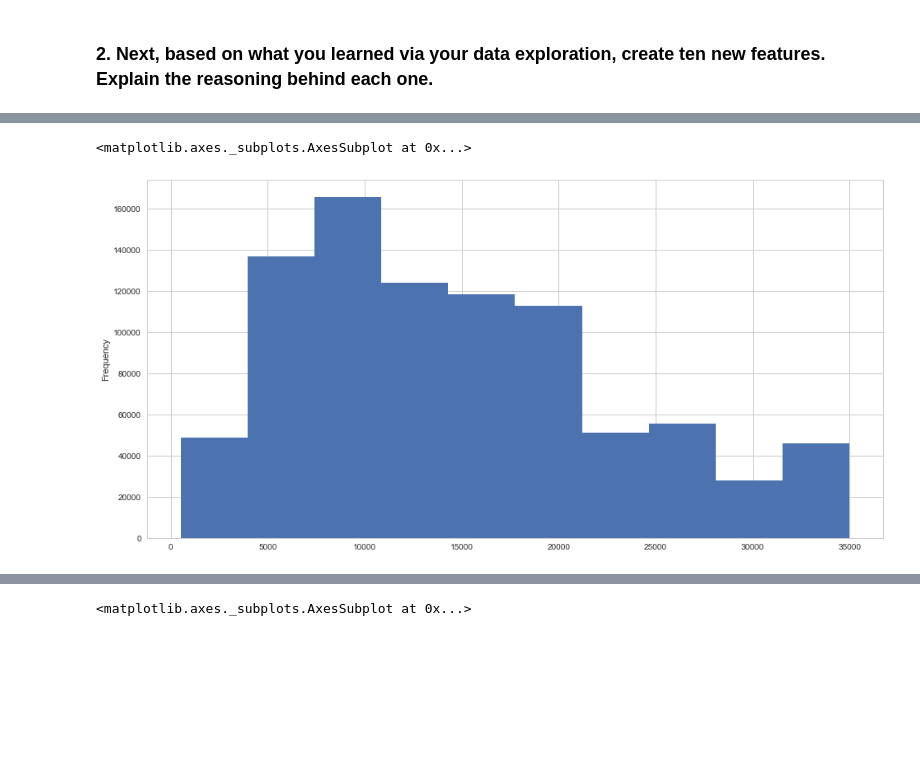
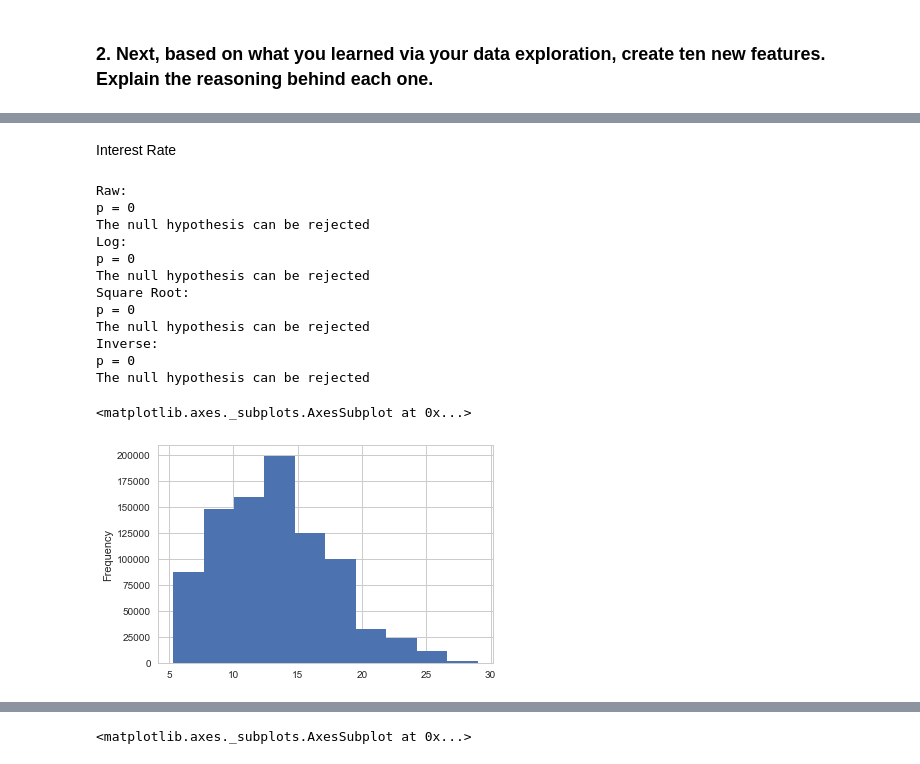
Before and after one commit to madderle/Data-Science-Bootcamp, a Jupyter notebook: Unit 2/Challenge Preparing a Dataset for Modeling.ipynb, the cells around one changed output, grey strips where cells are left out. Saved outputs shown, nothing was run; the diff lists cells and outputs as text; code cells hidden in the pictures; blank space fills up the shorter version.

```diff
--- a/Unit 2/Challenge Preparing a Dataset for Modeling.ipynb
+++ b/Unit 2/Challenge Preparing a Dataset for Modeling.ipynb
@@ -85,3 +87,6 @@ len(data.columns)
 # %%
 #Create basis called attributes
 attributes = data[['sub_grade','grade','home_ownership', 'loan_amnt','purpose','installment','int_rate', 'revol_bal','annual_inc']]
+
+#Need to impute value on annual income.
+attributes['annual_inc'].fillna(0, inplace=True)
@@ -185,6 +272,37 @@ attributes.groupby('grade').describe().transpose()
+# %% [markdown]
+Interest Rate
+# %%
+#Normality Test on Raw
+print('Raw:')
+normal_test(attributes['int_rate'].dropna())
+
+#Log
+print('Log:')
+normal_test(np.log(attributes['int_rate'].dropna()))
+
+#Square Root
+print('Square Root:')
+normal_test(np.sqrt(attributes['int_rate'].dropna()))
+
+#Inverse
+print('Inverse:')
+normal_test(1/attributes['int_rate'].dropna())
+# %% [output]
+Raw:
+p = 0
+The null hypothesis can be rejected
+Log:
+p = 0
+The null hypothesis can be rejected
+Square Root:
+p = 0
+The null hypothesis can be rejected
+Inverse:
+p = 0
+The null hypothesis can be rejected
 # %%
-plt.figure(figsize=(16,8))
-attributes['loan_amnt'].plot(kind='hist')
+plt.figure()
+attributes['int_rate'].plot(kind='hist')
 # %% [output]
 <matplotlib.axes._subplots.AxesSubplot at 0x...>
-[figure, old version]
+[figure, new version]
```
Also changed, not shown: parts of 29 cells of this notebook.
